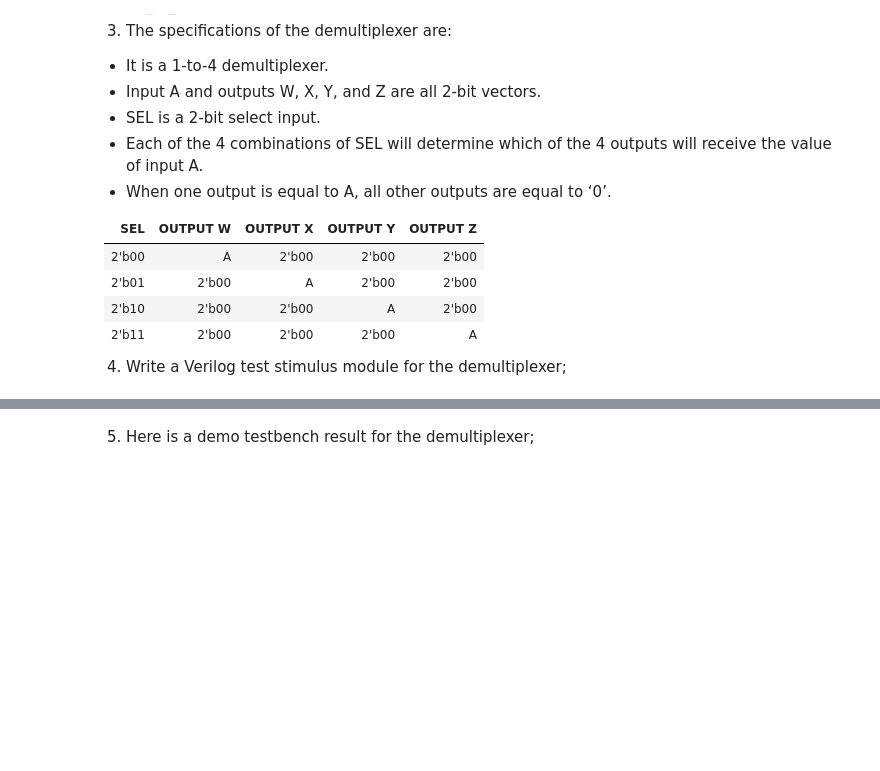
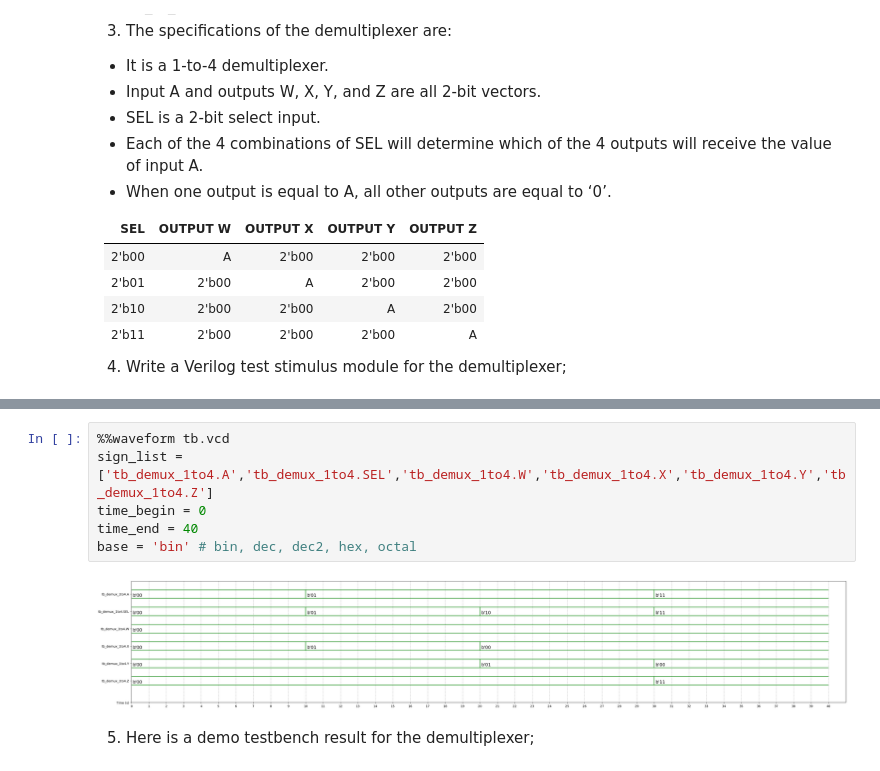
Before and after one commit to Varshan98/Suriya_DSL_HW, a Jupyter notebook: HW3_VerilogGitHomework.ipynb, the cells around one changed output, grey strips where cells are left out. Cells and saved outputs as stored; diff of their text form; blank space fills up the shorter version.

```diff
--- a/HW3_VerilogGitHomework.ipynb
+++ b/HW3_VerilogGitHomework.ipynb
@@ -239,3 +299,11 @@ endmodule
+# %%
+%%waveform tb.vcd
+sign_list = ['tb_demux_1to4.A','tb_demux_1to4.SEL','tb_demux_1to4.W','tb_demux_1to4.X','tb_demux_1to4.Y','tb_demux_1to4.Z']
+time_begin = 0
+time_end = 40
+base = 'bin' # bin, dec, dec2, hex, octal
+# %% [output]
+[figure, added]
 # %% [markdown]
 5. Here is a demo testbench result for the demultiplexer;
 # %% [markdown]
```
Also changed, not shown: parts of 5 cells of this notebook.
